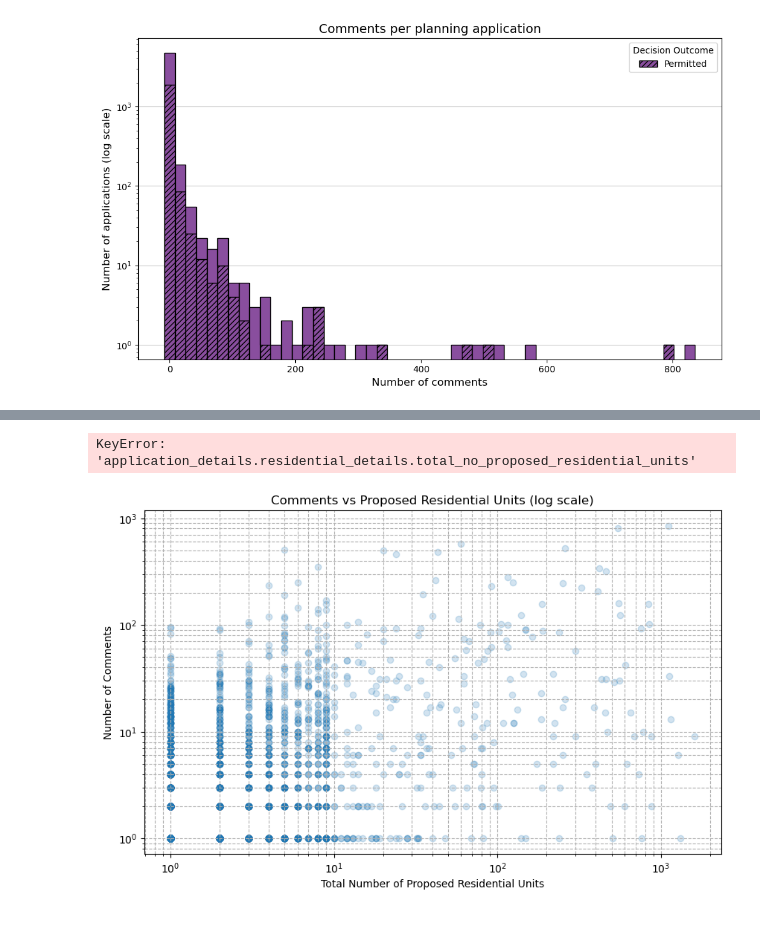
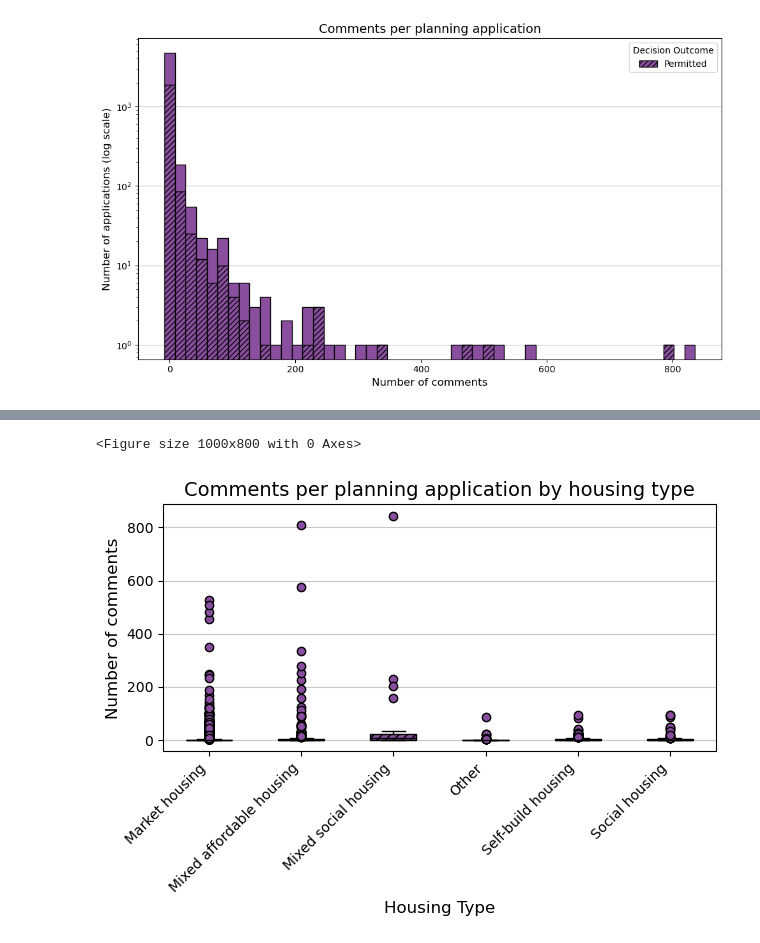
Before and after one commit to Bea-Taylor/nimby_nlp, a Jupyter notebook: notebooks/1_0_1_summary_analysis.ipynb, the cells around one changed output, grey strips where cells are left out. Saved outputs shown, nothing was run; the diff lists cells and outputs as text; code cells hidden in the pictures.

```diff
--- a/notebooks/1_0_1_summary_analysis.ipynb
+++ b/notebooks/1_0_1_summary_analysis.ipynb
@@ -419,0 +399,3 @@ ConnectionTimeout: Connection timed out
+# %%
+esf = ElasticSearchFncs()
+esf.check_connection()
@@ -419,0 +404,7 @@ ConnectionTimeout: Connection timed out
+# %%
+pld_df = esf.res_units_x_query(min_res_units=1, since_year="01/01/2021", to_year="01/05/2025")
+# %%
+pld_df = ppf.format_df(pld_df)
+pld_df = ppf.add_housing_type(pld_df)
+
+application_df = pd.merge(application_df, pld_df[['lpa_app_no', 'housing_type']], left_on='lpa_app_no', right_on='lpa_app_no', how='left')
@@ -463,2 +432,0 @@ application_df_new.head()
-# %%
-application_df = pd.merge(application_df, application_df_new, left_on='lpa_app_no', right_on='lpa_app_no', how='left')
@@ -467,38 +433,29 @@ ppf.housing_type(application_df)
-# %%
-# scatter plot of comment count vs application_details.residential_details.total_no_proposed_residential_units in applictaion_df
-
-with_comments = application_df[application_df['comment_count'] > 0]
-
-# Filtered data
-x = with_comments['application_details.residential_details.total_no_proposed_residential_units']
-y = with_comments['comment_count']
-
-# Add small additive jitter
-x_jittered = x + np.random.uniform(-10, 10, size=len(x))  # adjust ±2 units as needed
-y_jittered = y + np.random.uniform(-10, 10, size=len(y))  # adjust ±2 units as needed
-
-plt.figure(figsize=(10,6))
-plt.scatter(x_jittered, y_jittered, alpha=0.3)
-plt.title('Comments vs Proposed Residential Units (with jitter)')
-plt.xlabel('Total Number of Proposed Residential Units')
-plt.ylabel('Number of Comments')
-plt.grid(True)
-plt.show()
-# %% [output]
-KeyError: 'application_details.residential_details.total_no_proposed_residential_units'
-# %%
-plt.figure(figsize=(10,6))
-plt.scatter(
-    with_comments['application_details.residential_details.total_no_proposed_residential_units'],
-    with_comments['comment_count'],
-    alpha=0.2
-)
-plt.xscale('log')
-plt.yscale('log')
-plt.title('Comments vs Proposed Residential Units (log scale)')
-plt.xlabel('Total Number of Proposed Residential Units')
-plt.ylabel('Number of Comments')
-plt.grid(True, which="both", ls="--")
-plt.show()
-# %% [output]
-[figure, removed]
+# %%
+# box plot of comments per application by housing type
+plt.figure(figsize=(10,8))
+color = "#894e9e"
+bp = application_df.boxplot(
+    column='comment_count',
+    by='housing_type',
+    grid=False,
+    patch_artist=True,
+    boxprops=dict(facecolor=color, color='black', hatch='////'),
+    medianprops=dict(color='black'),
+    whiskerprops=dict(color='black'),
+    capprops=dict(color='black'),
+    flierprops=dict(markerfacecolor=color, markeredgecolor='black'),
+    zorder=3
+)
+
+plt.title('Comments per planning application by housing type', fontsize=14)
+plt.suptitle('')  # Remove the automatic 'Boxplot grouped by ...' title
+plt.xticks(rotation=45, ha='right')
+plt.xlabel('Housing Type', fontsize=12)
+plt.ylabel('Number of comments', fontsize=12)
+plt.grid(axis='y', alpha=0.7, zorder=0)
+plt.tight_layout()
+# plt.savefig("../results/figures/boxplot_comments_per_application_housing_type.png", dpi=500)
+plt.show()
+# %% [output]
+<Figure size 1000x800 with 0 Axes>
+[figure, added]
```
Also changed, not shown: parts of 29 cells of this notebook.
